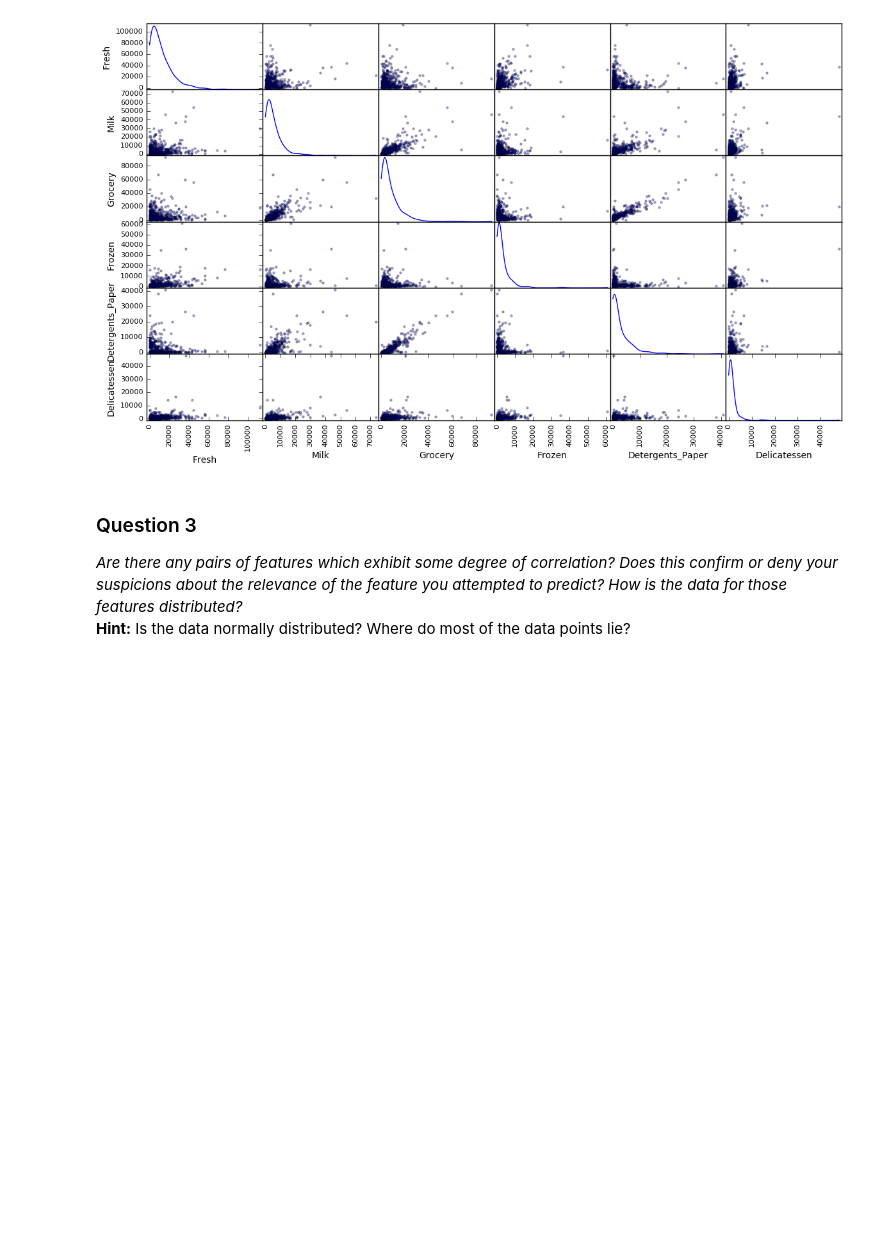
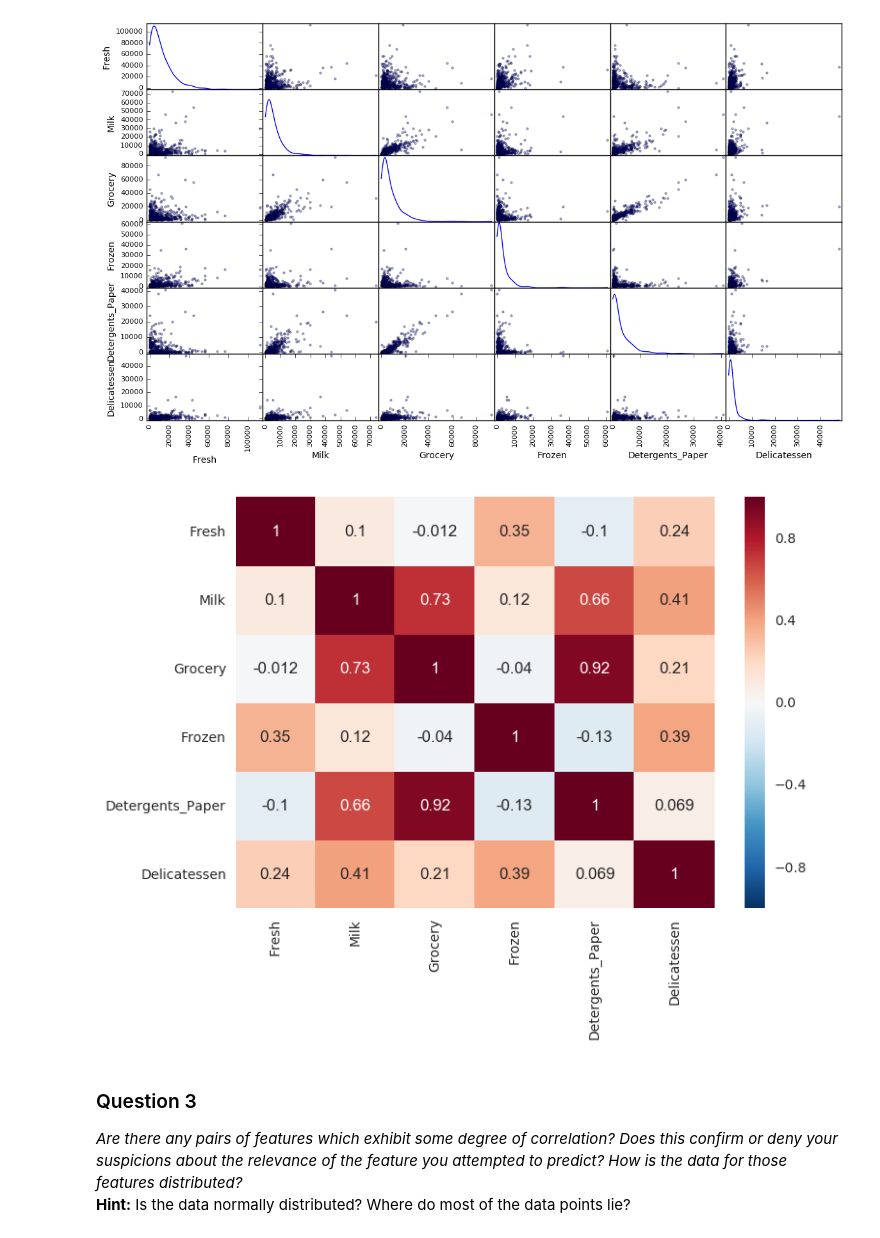
Before and after one commit to tograf/machine-learning, a Jupyter notebook: projects/customer_segments/customer_segments.ipynb, the cells around one changed output. Drawn from its saved outputs; the diff is of its cells as text; code cells hidden in the pictures; blank space fills up the shorter version.

Commit message:
Added heatmap for correlation of features in customer segment project

```diff
--- a/projects/customer_segments/customer_segments.ipynb
+++ b/projects/customer_segments/customer_segments.ipynb
@@ -186,6 +186,11 @@ To get a better understanding of the dataset, we can construct a scatter matrix
 pd.scatter_matrix(data, alpha = 0.3, figsize = (14,8), diagonal = 'kde');
 # %% [output]
 [figure]
+# %%
+import seaborn as sns
+sns.heatmap(data.corr(), annot=True);
+# %% [output]
+[figure, added]
 # %% [markdown]
 ### Question 3
 *Are there any pairs of features which exhibit some degree of correlation? Does this confirm or deny your suspicions about the relevance of the feature you attempted to predict? How is the data for those features distributed?*
```
